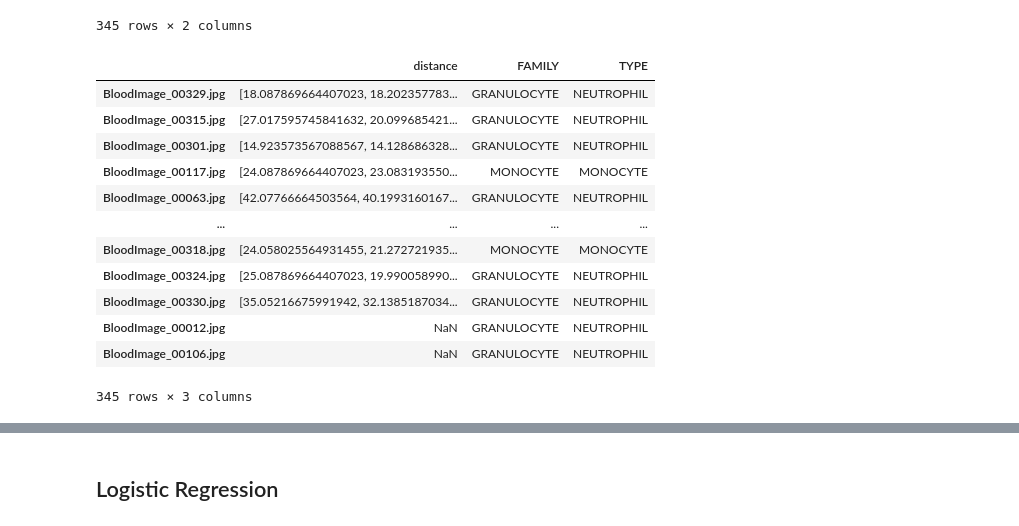
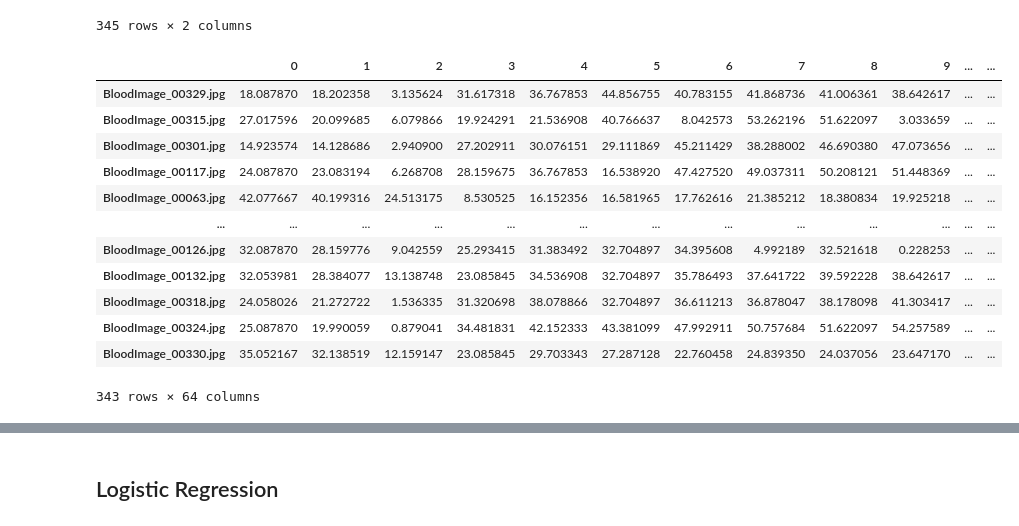
Before and after one commit to jgoett2/Phase3-Project-WBC, a Jupyter notebook: ContourTest1.ipynb, the cells around one changed output, grey strips where cells are left out. Saved outputs shown, nothing was run; the diff lists cells and outputs as text; code cells hidden in the pictures.

```diff
--- a/ContourTest1.ipynb
+++ b/ContourTest1.ipynb
@@ -71,6 +12,0 @@ plt.plot(x,y)
-# %%
-largest_contour_X = largest_contour[:,:,0] + (200-cX)
-largest_contour_Y = largest_contour[:,:,1] + (200-cY)
-largest_contour_trans = zip(largest_contour_X, largest_contour_Y)
-
-plt.plot(largest_contour_X, largest_contour_Y)
@@ -80,21 +12,0 @@ plt.plot(largest_contour_X, largest_contour_Y)
-# %%
-
-contours, _ = cv.findContours(mask, cv.RETR_EXTERNAL, cv.CHAIN_APPROX_SIMPLE)
-largest_contour = max(contours, key=cv.contourArea)
-
-rect = cv.minAreaRect(largest_contour)
-box = cv.boxPoints(rect)
-box = np.intp(box)
-
-angle = rect[2]
-if angle < -45:
-    angle += 90
-M = cv.getRotationMatrix2D(rect[0], angle, 1)
-
-dst = np.array([])
-dsize = 400
-
-
-cv.warpAffine(largest_contour, dst, M, dsize=[100,100], cv.INTER_LINEAR, cv.BORDER_CONSTANT)
-cv.imshow('canvasOutput', dst);
-src.delete(); dst.delete(); M.delete();
@@ -103,8 +12,0 @@ SyntaxError: positional argument follows keyword argument (3859716904.py, line 1
-# %%
-src = cv.imread('RawImgs/BloodImage_00001.jpg');
-dst = np.array([]);
-dsize = np.array([src.shape[0], src.shape[1]]);
-
-M = cv.getRotationMatrix2D(rect[0], angle, 1)
-dst = cv.warpAffine(src, M, dsize);
-plt.imshow(dst);
@@ -240,20 +117,24 @@ df_y
 | BloodImage_00410.jpg | GRANULOCYTE | EOSINOPHIL |
 345 rows × 2 columns
 # %%
-df_X2 = df_X.set_index("file")
+df_X2 = pd.DataFrame(df_X["distance"].to_list())
+df_X2 = pd.concat([df_X["file"], df_X2], axis=1)
+df_X2.set_index("file", inplace=True)
+
 df = pd.concat([df_X2, df_y],axis=1)
+df = df.drop(["BloodImage_00012.jpg", "BloodImage_00106.jpg"])
 df
 # %% [output]
-|  | distance | FAMILY | TYPE |
-| BloodImage_00329.jpg | [18.087869664407023, 18.202357783... | GRANULOCYTE | NEUTROPHIL |
-| BloodImage_00315.jpg | [27.017595745841632, 20.099685421... | GRANULOCYTE | NEUTROPHIL |
-| BloodImage_00301.jpg | [14.923573567088567, 14.128686328... | GRANULOCYTE | NEUTROPHIL |
-| BloodImage_00117.jpg | [24.087869664407023, 23.083193550... | MONOCYTE | MONOCYTE |
-| BloodImage_00063.jpg | [42.07766664503564, 40.1993160167... | GRANULOCYTE | NEUTROPHIL |
-| ... | ... | ... | ... |
-| BloodImage_00318.jpg | [24.058025564931455, 21.272721935... | MONOCYTE | MONOCYTE |
-| BloodImage_00324.jpg | [25.087869664407023, 19.990058990... | GRANULOCYTE | NEUTROPHIL |
-| BloodImage_00330.jpg | [35.05216675991942, 32.1385187034... | GRANULOCYTE | NEUTROPHIL |
-| BloodImage_00012.jpg | NaN | GRANULOCYTE | NEUTROPHIL |
-| BloodImage_00106.jpg | NaN | GRANULOCYTE | NEUTROPHIL |
+|  | 0 | 1 | 2 | 3 | 4 | 5 | 6 | 7 | 8 | 9 | ... | ... |
+| BloodImage_00329.jpg | 18.087870 | 18.202358 | 3.135624 | 31.617318 | 36.767853 | 44.856755 | 40.783155 | 41.868736 | 41.006361 | 38.642617 | ... | ... |
+| BloodImage_00315.jpg | 27.017596 | 20.099685 | 6.079866 | 19.924291 | 21.536908 | 40.766637 | 8.042573 | 53.262196 | 51.622097 | 3.033659 | ... | ... |
+| BloodImage_00301.jpg | 14.923574 | 14.128686 | 2.940900 | 27.202911 | 30.076151 | 29.111869 | 45.211429 | 38.288002 | 46.690380 | 47.073656 | ... | ... |
+| BloodImage_00117.jpg | 24.087870 | 23.083194 | 6.268708 | 28.159675 | 36.767853 | 16.538920 | 47.427520 | 49.037311 | 50.208121 | 51.448369 | ... | ... |
+| BloodImage_00063.jpg | 42.077667 | 40.199316 | 24.513175 | 8.530525 | 16.152356 | 16.581965 | 17.762616 | 21.385212 | 18.380834 | 19.925218 | ... | ... |
+| ... | ... | ... | ... | ... | ... | ... | ... | ... | ... | ... | ... | ... |
+| BloodImage_00126.jpg | 32.087870 | 28.159776 | 9.042559 | 25.293415 | 31.383492 | 32.704897 | 34.395608 | 4.992189 | 32.521618 | 0.228253 | ... | ... |
+| BloodImage_00132.jpg | 32.053981 | 28.384077 | 13.138748 | 23.085845 | 34.536908 | 32.704897 | 35.786493 | 37.641722 | 39.592228 | 38.642617 | ... | ... |
+| BloodImage_00318.jpg | 24.058026 | 21.272722 | 1.536335 | 31.320698 | 38.078866 | 32.704897 | 36.611213 | 36.878047 | 38.178098 | 41.303417 | ... | ... |
+| BloodImage_00324.jpg | 25.087870 | 19.990059 | 0.879041 | 34.481831 | 42.152333 | 43.381099 | 47.992911 | 50.757684 | 51.622097 | 54.257589 | ... | ... |
+| BloodImage_00330.jpg | 35.052167 | 32.138519 | 12.159147 | 23.085845 | 29.703343 | 27.287128 | 22.760458 | 24.839350 | 24.037056 | 23.647170 | ... | ... |
-345 rows × 3 columns
+343 rows × 64 columns
```
Also changed, not shown: parts of 17 cells of this notebook.
